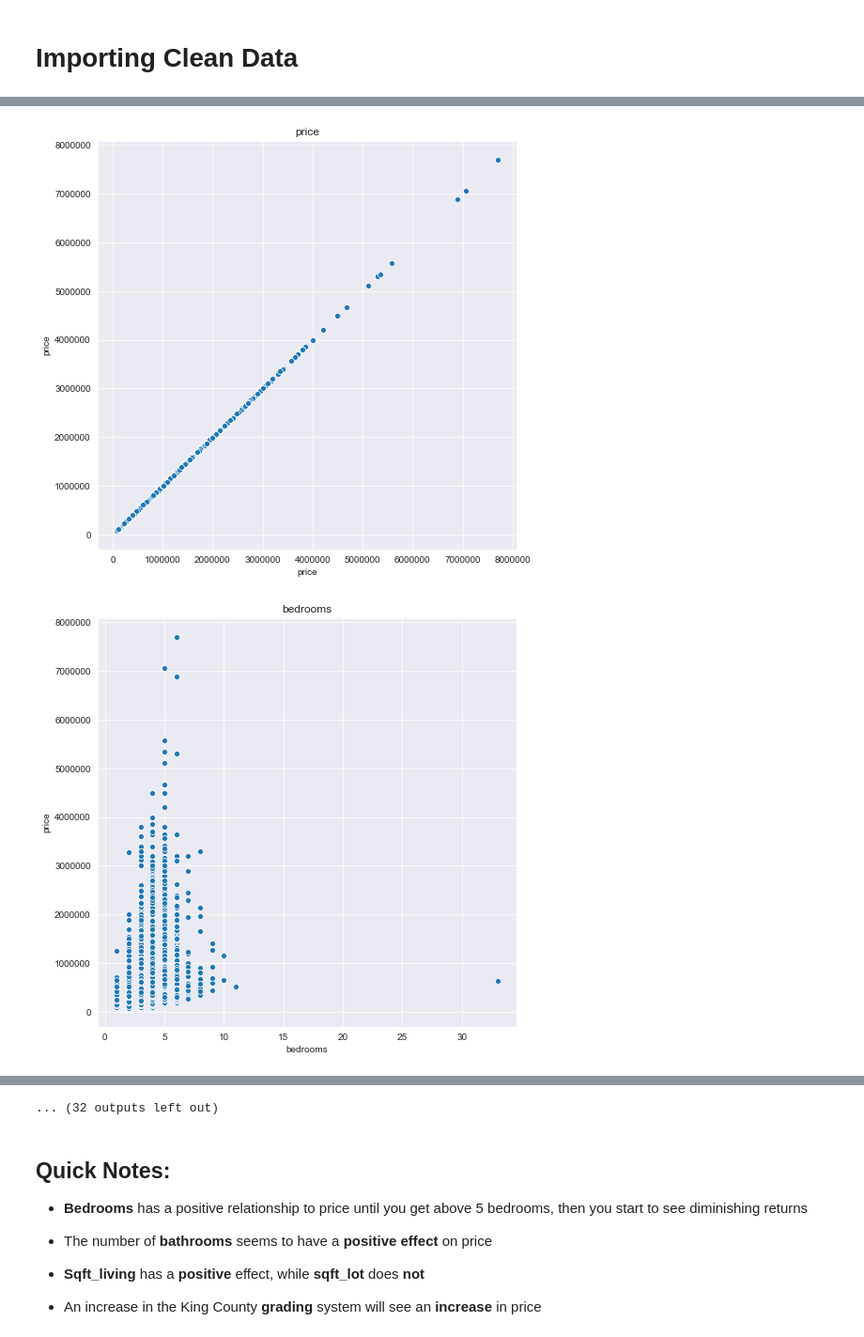
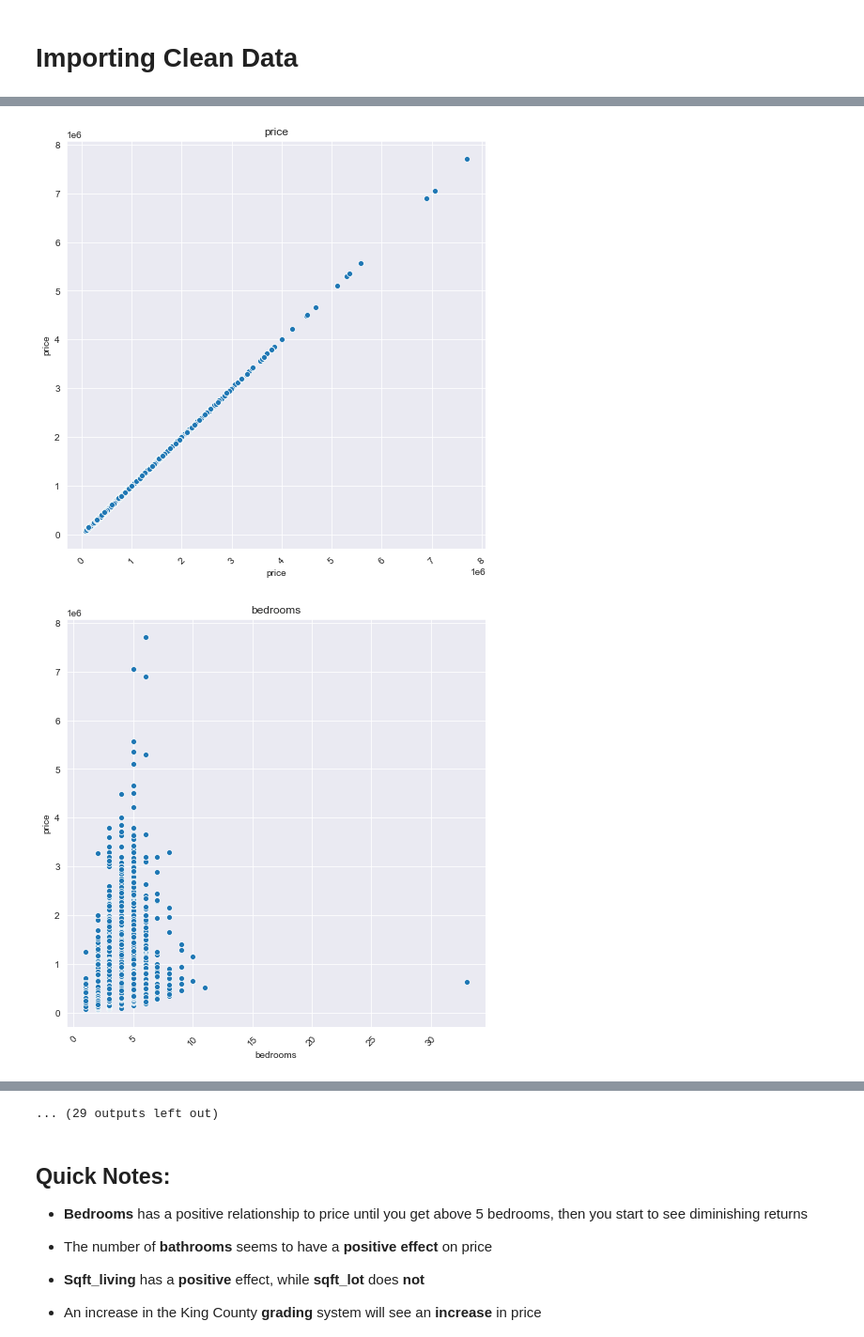
Before and after one commit to bmauss/Regression-Model-for-King-County-Housing-Market, a Jupyter notebook: 2. EDA and Questions.ipynb, the cells around one changed output, grey strips where cells are left out. Shown at 94% size. Drawn from its saved outputs; the diff is of its cells as text; code cells hidden in the pictures.

```diff
--- a/2. EDA and Questions.ipynb
+++ b/2. EDA and Questions.ipynb
@@ -40,16 +40,17 @@ df.head(3)
 # %%
-# Note: I first used a joint plot, but since we'll be looking at what I found
-# through the joint plot again, I thought I would save time and rewrite this
-# as a scatter plot.
+"""Note: I first used a joint plot, but since we'll be looking at what I found
+through the joint plot again, I thought I would save time and rewrite this
+as a scatter plot."""
 
 # Checking the relationship between each feature to the target: Price
 for col in df.columns:
     plt.figure(figsize=(8,8))
     sns.scatterplot(x= col, y= 'price', data=df)
     plt.xlabel(col)
+    plt.xticks(rotation=45)
     plt.ylabel('price')
     plt.title(col)
     plt.show()
 # %% [output]
-[figure, old version]
+[figure, new version]
-[figure, old version]
+[figure, new version]
@@ -66,4 +67,4 @@ for col in df.columns:
-... (32 outputs left out)
+... (29 outputs left out)
 # %% [markdown]
 ## Quick Notes:
 * **Bedrooms** has a positive relationship to price until you get above 5 bedrooms, then you start to see diminishing returns
```
Also changed, not shown: parts of 5 cells of this notebook, 2 other files.
